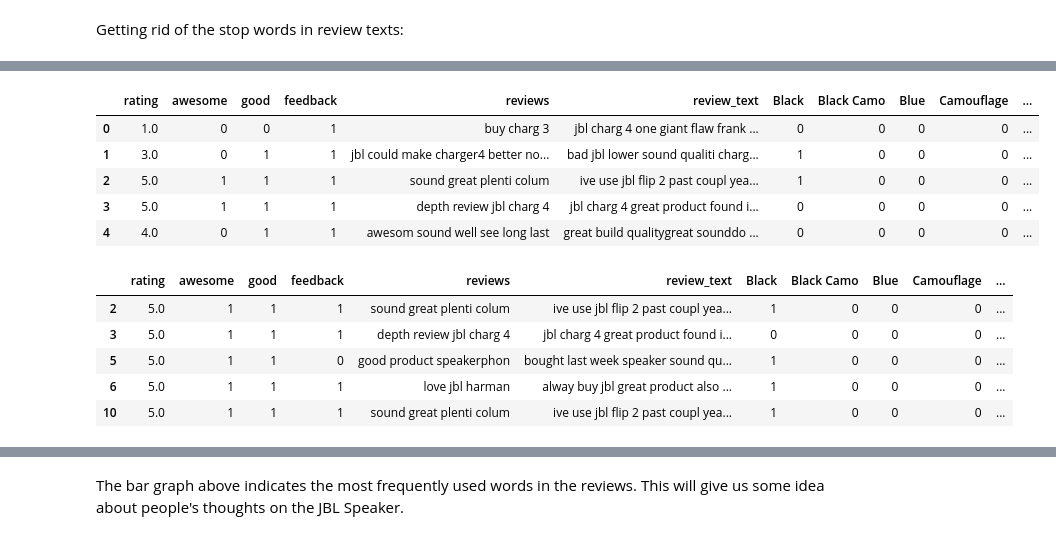
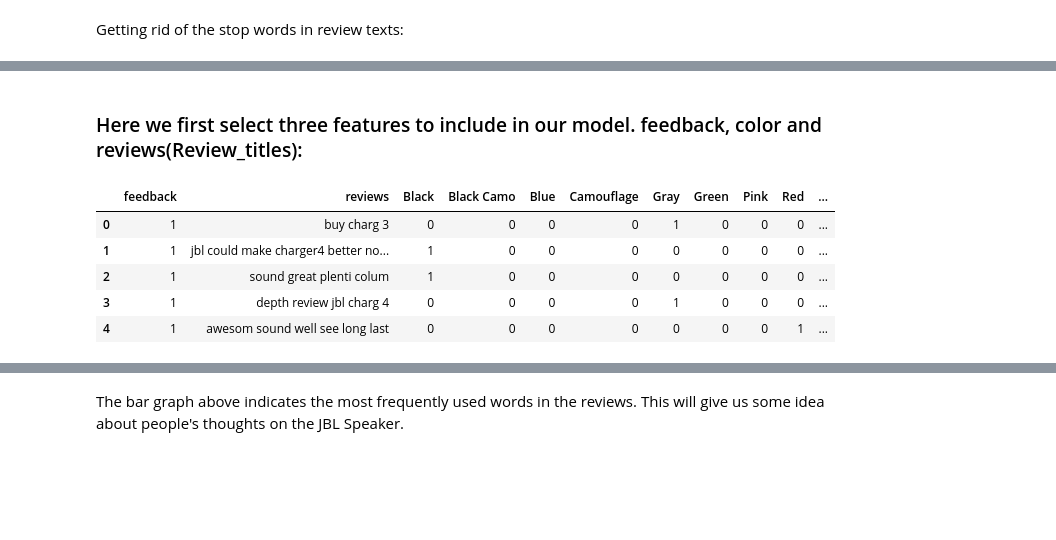
Before and after one commit to kavehamini/Amazon-Review-Analysis-JBL-Charge-4-Speaker-Sentiment-Analysis-NLP, a Jupyter notebook: Machine Learning-NLP-Sentiment Analysis of Amazon reviews for JBL Speaker.ipynb, the cells around one changed output, grey strips where cells are left out. Drawn from its saved outputs; the diff is of its cells as text; code cells hidden in the pictures; blank space fills up the shorter version.

```diff
--- a/Machine Learning-NLP-Sentiment Analysis of Amazon reviews for JBL Speaker.ipynb
+++ b/Machine Learning-NLP-Sentiment Analysis of Amazon reviews for JBL Speaker.ipynb
@@ -252,46 +153,27 @@ crtfb.head()
 | 2 | 5.0 | 1 | 1 | Black | 1 | Sounds great and has plenty of co... | I've been using a JBL Flip 2 for ... | sound great plenti colum | ive use jbl flip 2 past coupl yea... |
 | 3 | 5.0 | 1 | 1 | Gray | 1 | In depth review for jbl charge 4 | The JBL charge 4 is a great produ... | depth review jbl charg 4 | jbl charg 4 great product found i... |
 | 4 | 4.0 | 0 | 1 | Red | 1 | Awesome Sound! We'll see how long... | Great build quality.Great sound!D... | awesom sound well see long last | great build qualitygreat sounddo ... |
+# %% [markdown]
+### Here we first select three features to include in our model. feedback, color and reviews(Review_titles):
 # %%
-crtfb = crtfb[['rating', 'awesome','good', 'color', 'feedback', 'reviews', 'review_text']]
+crf = df[['color', 'feedback', 'reviews']]
 from sklearn.utils import resample
-data_majority = crtfb[crtfb.feedback == 1]
-data_minority = crtfb[crtfb.feedback == 0]
+data_majority = crf[df.feedback == 1]
+data_minority = crf[df.feedback == 0]
 data_minority_upsampled = resample(data_minority,
                                    replace=True,n_samples=2500,random_state=123)
 data_upsampled = pd.concat([data_majority, data_minority_upsampled])
-feedbackfinal = pd.concat([data_upsampled,
+crffinal = pd.concat([data_upsampled,
                    pd.get_dummies(data_upsampled['color'],sparse=True)], axis=1)
 
-feedbackfinal.shape
+crffinal.shape
 
-feedbackfinal.drop(['color'], axis=1, inplace=True)
-feedbackfinal.head()
+crffinal.drop(['color'], axis=1, inplace=True)
+crffinal.head()
 # %% [output]
-|  | rating | awesome | good | feedback | reviews | review_text | Black | Black Camo | Blue | Camouflage | ... |
-| 0 | 1.0 | 0 | 0 | 1 | buy charg 3 | jbl charg 4 one giant flaw frank ... | 0 | 0 | 0 | 0 | ... |
-| 1 | 3.0 | 0 | 1 | 1 | jbl could make charger4 better no... | bad jbl lower sound qualiti charg... | 1 | 0 | 0 | 0 | ... |
-| 2 | 5.0 | 1 | 1 | 1 | sound great plenti colum | ive use jbl flip 2 past coupl yea... | 1 | 0 | 0 | 0 | ... |
-| 3 | 5.0 | 1 | 1 | 1 | depth review jbl charg 4 | jbl charg 4 great product found i... | 0 | 0 | 0 | 0 | ... |
-| 4 | 4.0 | 0 | 1 | 1 | awesom sound well see long last | great build qualitygreat sounddo ... | 0 | 0 | 0 | 0 | ... |
+|  | feedback | reviews | Black | Black Camo | Blue | Camouflage | Gray | Green | Pink | Red | ... |
+| 0 | 1 | buy charg 3 | 0 | 0 | 0 | 0 | 1 | 0 | 0 | 0 | ... |
+| 1 | 1 | jbl could make charger4 better no... | 1 | 0 | 0 | 0 | 0 | 0 | 0 | 0 | ... |
+| 2 | 1 | sound great plenti colum | 1 | 0 | 0 | 0 | 0 | 0 | 0 | 0 | ... |
+| 3 | 1 | depth review jbl charg 4 | 0 | 0 | 0 | 0 | 1 | 0 | 0 | 0 | ... |
+| 4 | 1 | awesom sound well see long last | 0 | 0 | 0 | 0 | 0 | 0 | 0 | 1 | ... |
-# %%
-from sklearn.utils import resample
-data_majority = crtfb[crtfb.rating == 5]
-data_minority = crtfb[crtfb.rating == 1]
-data_minority_upsampled = resample(data_minority,
-                                   replace=True,n_samples=2500,random_state=123)
-data_upsampled = pd.concat([data_majority, data_minority_upsampled])
-ratingfinal = pd.concat([data_upsampled,
-                   pd.get_dummies(data_upsampled['color'],sparse=True)], axis=1)
-
-ratingfinal.shape
-
-ratingfinal.drop(['color'], axis=1, inplace=True)
-ratingfinal.head()
-# %% [output]
-|  | rating | awesome | good | feedback | reviews | review_text | Black | Black Camo | Blue | Camouflage | ... |
-| 2 | 5.0 | 1 | 1 | 1 | sound great plenti colum | ive use jbl flip 2 past coupl yea... | 1 | 0 | 0 | 0 | ... |
-| 3 | 5.0 | 1 | 1 | 1 | depth review jbl charg 4 | jbl charg 4 great product found i... | 0 | 0 | 0 | 0 | ... |
-| 5 | 5.0 | 1 | 1 | 0 | good product speakerphon | bought last week speaker sound qu... | 1 | 0 | 0 | 0 | ... |
-| 6 | 5.0 | 1 | 1 | 1 | love jbl harman | alway buy jbl great product also ... | 1 | 0 | 0 | 0 | ... |
-| 10 | 5.0 | 1 | 1 | 1 | sound great plenti colum | ive use jbl flip 2 past coupl yea... | 1 | 0 | 0 | 0 | ... |
```
Also changed, not shown: parts of 58 cells of this notebook.
